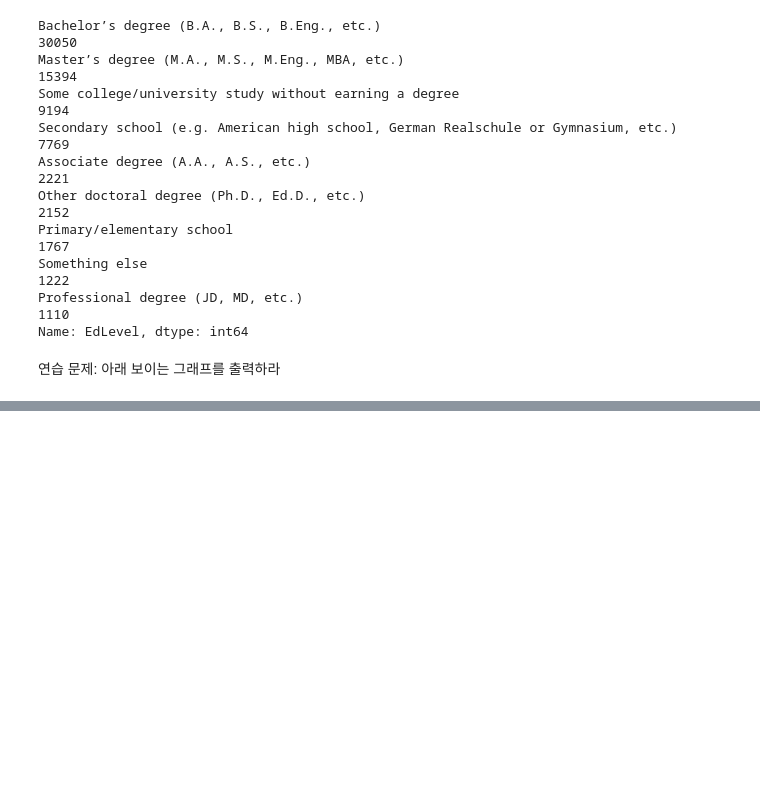
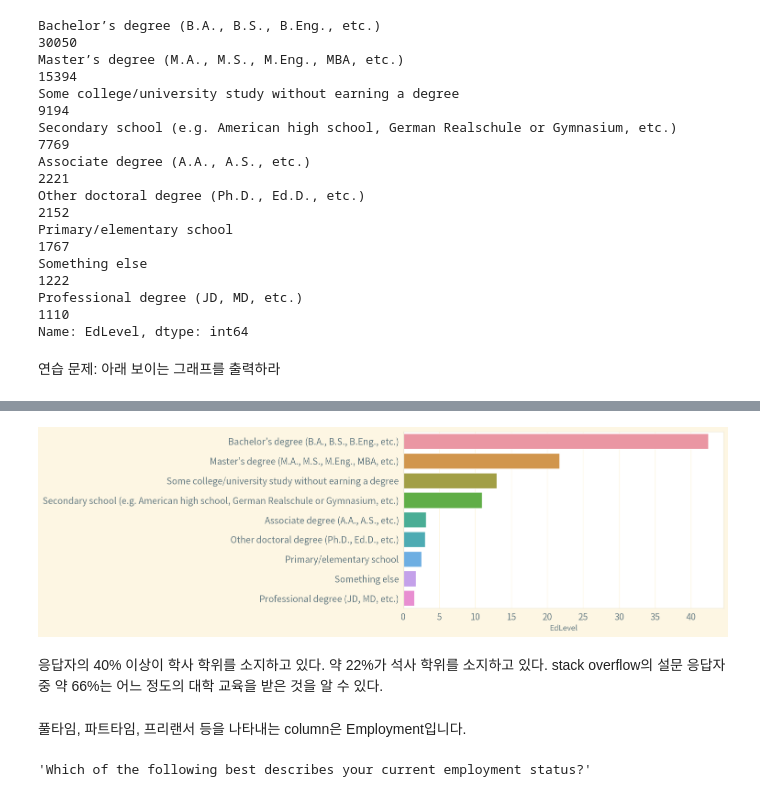
Before and after one commit to DeerWeak/pythonbasic, a Jupyter notebook: 230130python.ipynb, the cells around one changed output, grey strips where cells are left out. Cells and saved outputs as stored; diff of their text form; code cells hidden in the pictures; blank space fills up the shorter version.

Commit message:
37th commit: stack overflow statistics

```diff
--- a/230130python.ipynb
+++ b/230130python.ipynb
@@ -583,0 +597,18 @@ plt.show()
+# %%
+EdLevel_pct = survey_df.EdLevel.value_counts(True) * 100
+# True 넣으면 정렬
+
+sns.barplot(x=EdLevel_pct, y=EdLevel_pct.index)
+plt.show()
+# %% [output]
+[figure, added]
+# %% [markdown]
+응답자의 40% 이상이 학사 학위를 소지하고 있다.
+약 22%가 석사 학위를 소지하고 있다.
+stack overflow의 설문 응답자 중 약 66%는 어느 정도의 대학 교육을 받은 것을 알 수 있다.
+# %% [markdown]
+풀타임, 파트타임, 프리랜서 등을 나타내는 column은 Employment입니다.
+# %%
+schema_raw["Employment"]
+# %% [output]
+'Which of the following best describes your current employment status?'
```
Also changed, not shown: parts of 5 cells of this notebook.
